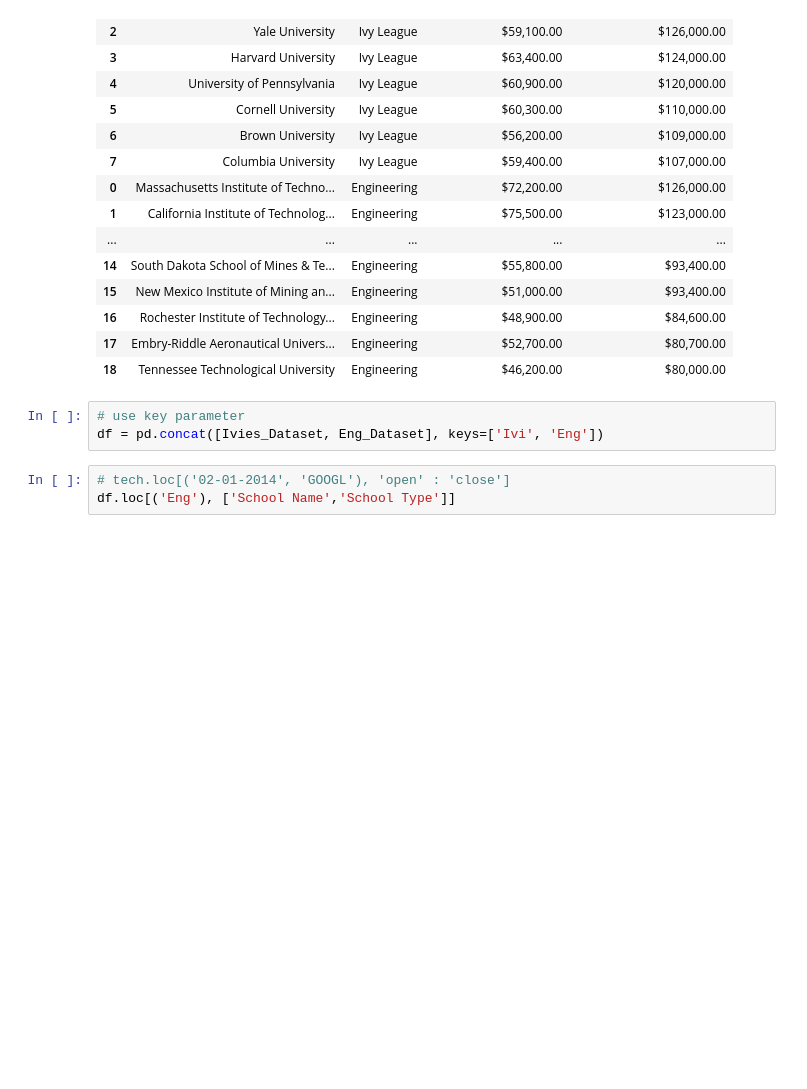
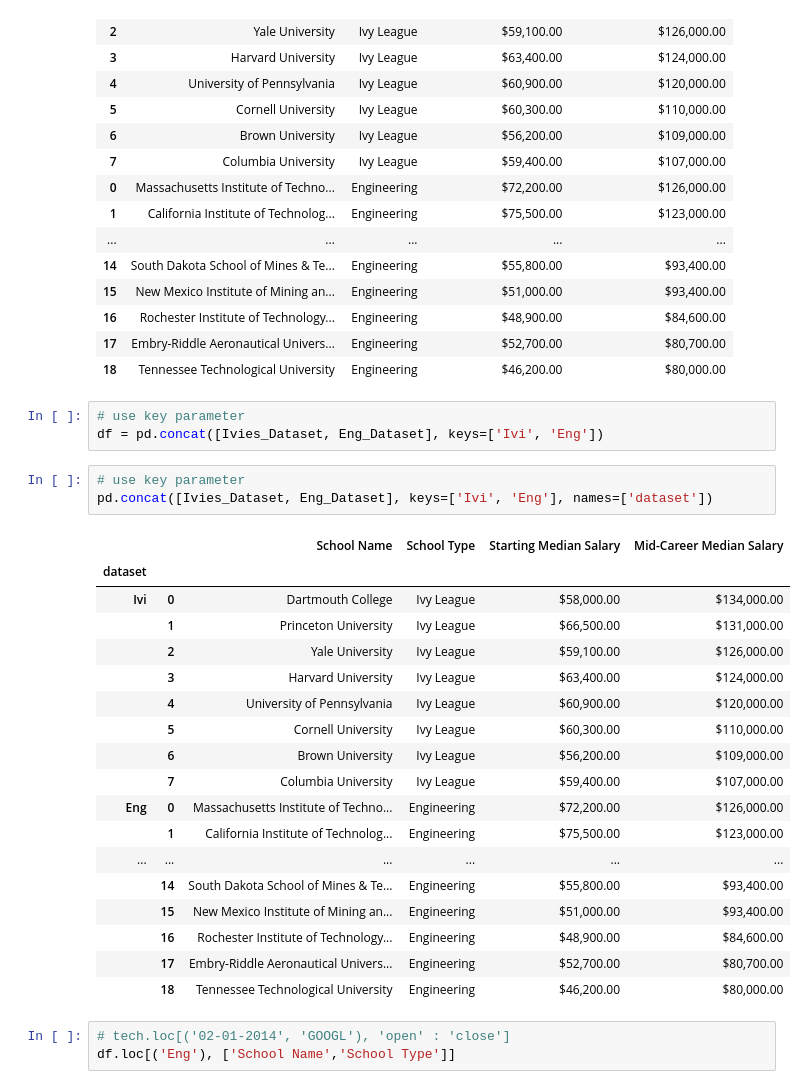
Before and after one commit to Narula901/Python-Library, a Jupyter notebook: Pandas/Working with different Dataframes (Rename).ipynb, the cells around one changed output. Drawn from its saved outputs; the diff is of its cells as text; blank space fills up the shorter version.

```diff
--- a/Pandas/Working with different Dataframes (Rename).ipynb
+++ b/Pandas/Working with different Dataframes (Rename).ipynb
@@ -124,6 +124,28 @@ pd.concat([Ivies_Dataset, Eng_Dataset])
 # %%
 # use key parameter
 df = pd.concat([Ivies_Dataset, Eng_Dataset], keys=['Ivi', 'Eng'])
+# %%
+# use key parameter
+pd.concat([Ivies_Dataset, Eng_Dataset], keys=['Ivi', 'Eng'], names=['dataset'])
+# %% [output]
+|  |  | School Name | School Type | Starting Median Salary | Mid-Career Median Salary |
+| dataset |  |  |  |  |  |
+| Ivi | 0 | Dartmouth College | Ivy League | $58,000.00 | $134,000.00 |
+|  | 1 | Princeton University | Ivy League | $66,500.00 | $131,000.00 |
+|  | 2 | Yale University | Ivy League | $59,100.00 | $126,000.00 |
+|  | 3 | Harvard University | Ivy League | $63,400.00 | $124,000.00 |
+|  | 4 | University of Pennsylvania | Ivy League | $60,900.00 | $120,000.00 |
+|  | 5 | Cornell University | Ivy League | $60,300.00 | $110,000.00 |
+|  | 6 | Brown University | Ivy League | $56,200.00 | $109,000.00 |
+|  | 7 | Columbia University | Ivy League | $59,400.00 | $107,000.00 |
+| Eng | 0 | Massachusetts Institute of Techno... | Engineering | $72,200.00 | $126,000.00 |
+|  | 1 | California Institute of Technolog... | Engineering | $75,500.00 | $123,000.00 |
+| ... | ... | ... | ... | ... | ... |
+|  | 14 | South Dakota School of Mines & Te... | Engineering | $55,800.00 | $93,400.00 |
+|  | 15 | New Mexico Institute of Mining an... | Engineering | $51,000.00 | $93,400.00 |
+|  | 16 | Rochester Institute of Technology... | Engineering | $48,900.00 | $84,600.00 |
+|  | 17 | Embry-Riddle Aeronautical Univers... | Engineering | $52,700.00 | $80,700.00 |
+|  | 18 | Tennessee Technological University | Engineering | $46,200.00 | $80,000.00 |
 # %%
 # tech.loc[('02-01-2014', 'GOOGL'), 'open' : 'close']
 df.loc[('Eng'), ['School Name','School Type']]
```
Also changed, not shown: parts of 1 cell of this notebook.
